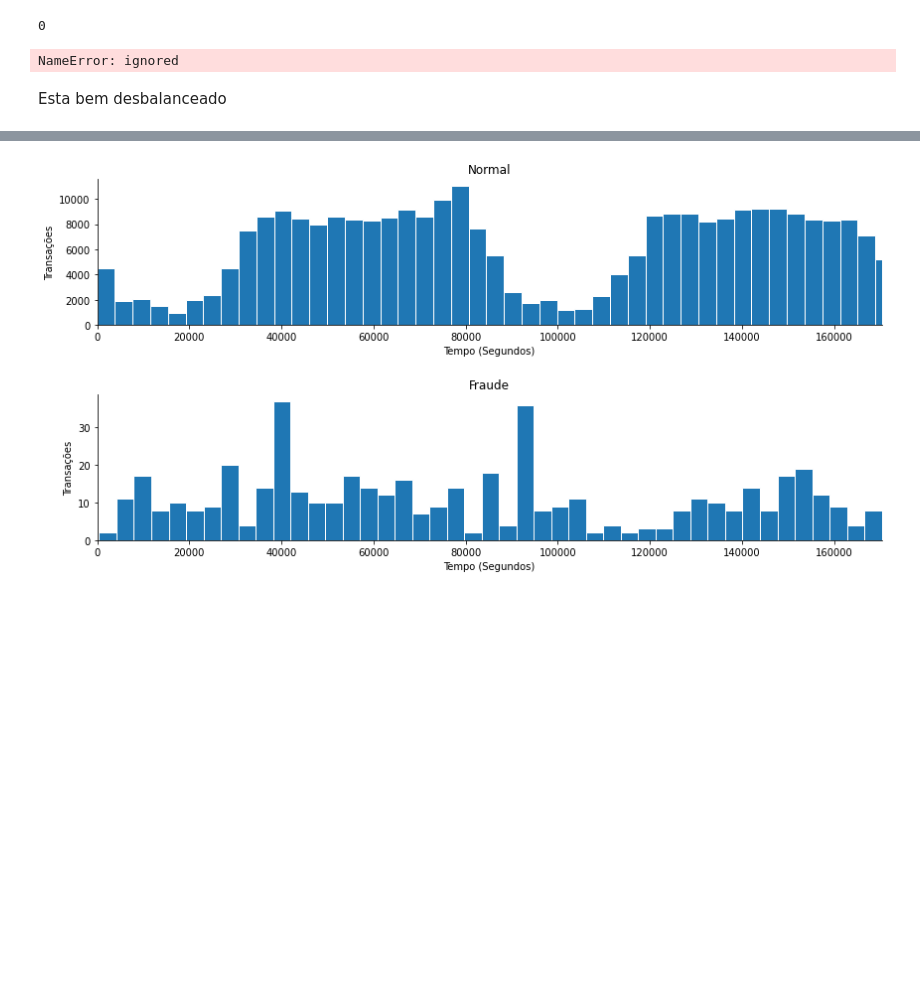
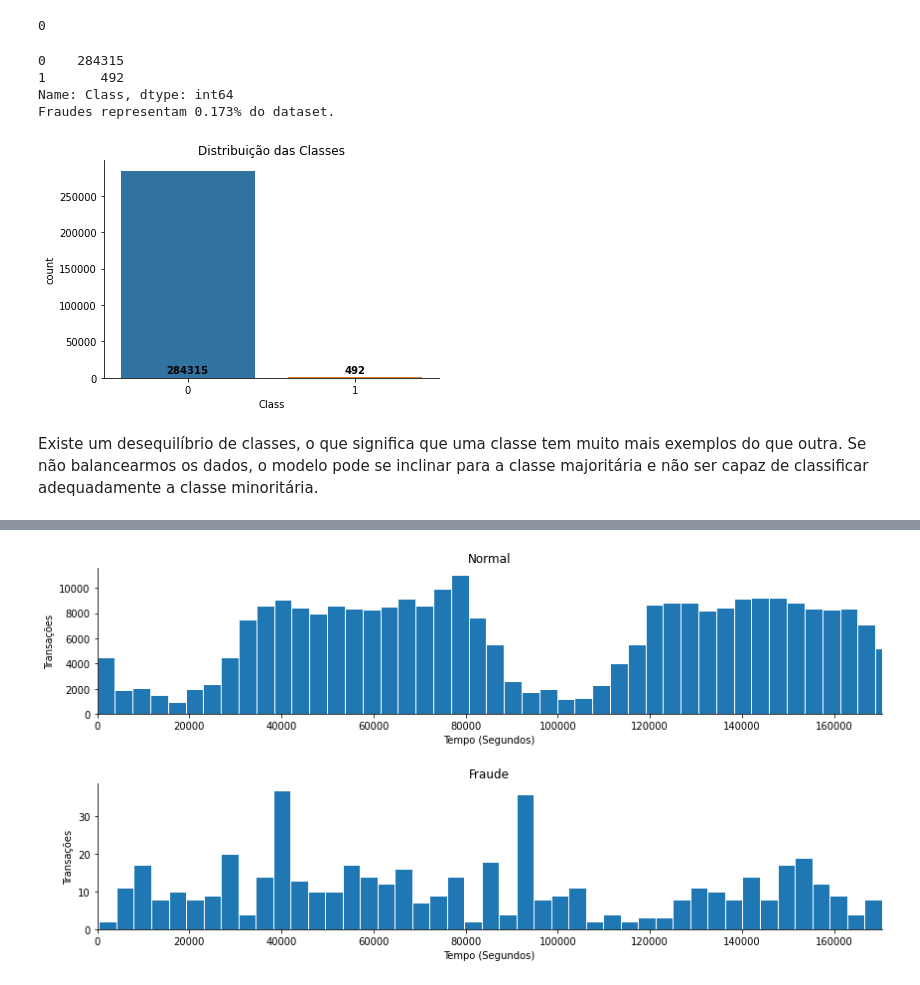
Before and after one commit to IsWallison/Deteccao_de_Fraude, a Jupyter notebook: Projeto_Detecção_de_Fraude_em_Cartões_de_Crédito.ipynb, the cells around one changed output, grey strips where cells are left out. Cells and saved outputs as stored; diff of their text form; code cells hidden in the pictures; blank space fills up the shorter version.

```diff
--- a/Projeto_Detecção_de_Fraude_em_Cartões_de_Crédito.ipynb
+++ b/Projeto_Detecção_de_Fraude_em_Cartões_de_Crédito.ipynb
@@ -131,14 +127,24 @@ df.isnull().sum().max()
 # %%
 print(df['Class'].value_counts())
 print(f"Fraudes representam {(((df['Class']==1).sum())/df.shape[0]*100):.3f}% do dataset.")
 fig, ax = plt.subplots();
 sns.countplot('Class', data=df, ax=ax);
 ax.set_title('Distribuição das Classes');
-print()
+total = df['Class'].value_counts()
+
+for i in range(2):
+  ax.text(i, i+10000, total[i], va='center', ha='center', fontweight='bold',)
+
+ax.spines['top'].set_visible(False)
+ax.spines['right'].set_visible(False)
 # %% [output]
-NameError: ignored
+0    284315
+1       492
+Name: Class, dtype: int64
+Fraudes representam 0.173% do dataset.
+[figure, added]
-# %% [markdown]
-Esta bem desbalanceado
+# %% [markdown]
+Existe um desequilíbrio de classes, o que significa que uma classe tem muito mais exemplos do que outra. Se não balancearmos os dados, o modelo pode se inclinar para a classe majoritária e não ser capaz de classificar adequadamente a classe minoritária.
 # %%
 df.info()
 # %% [output]
```
Also changed, not shown: parts of 46 cells of this notebook.
